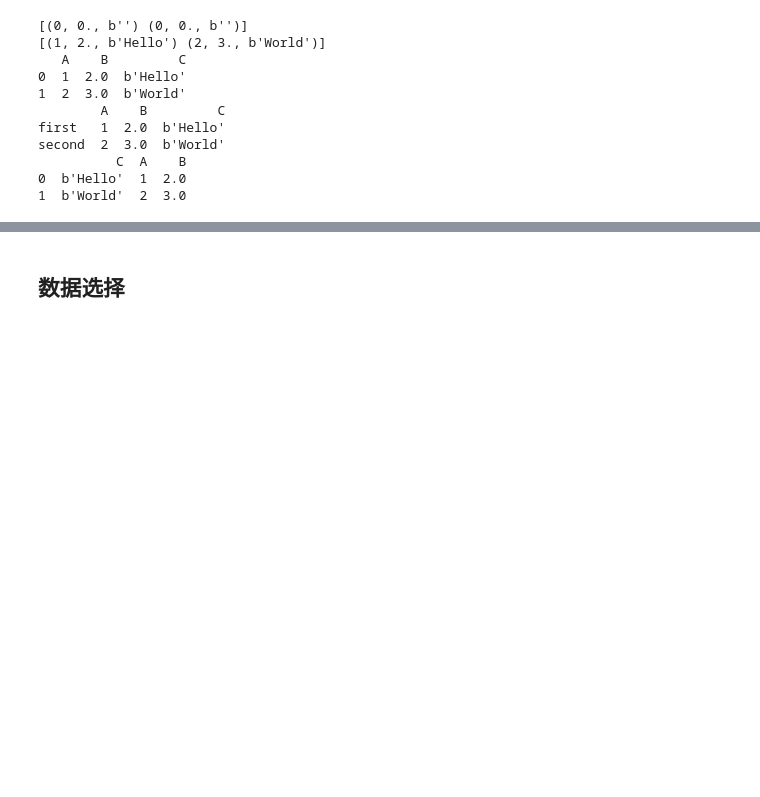
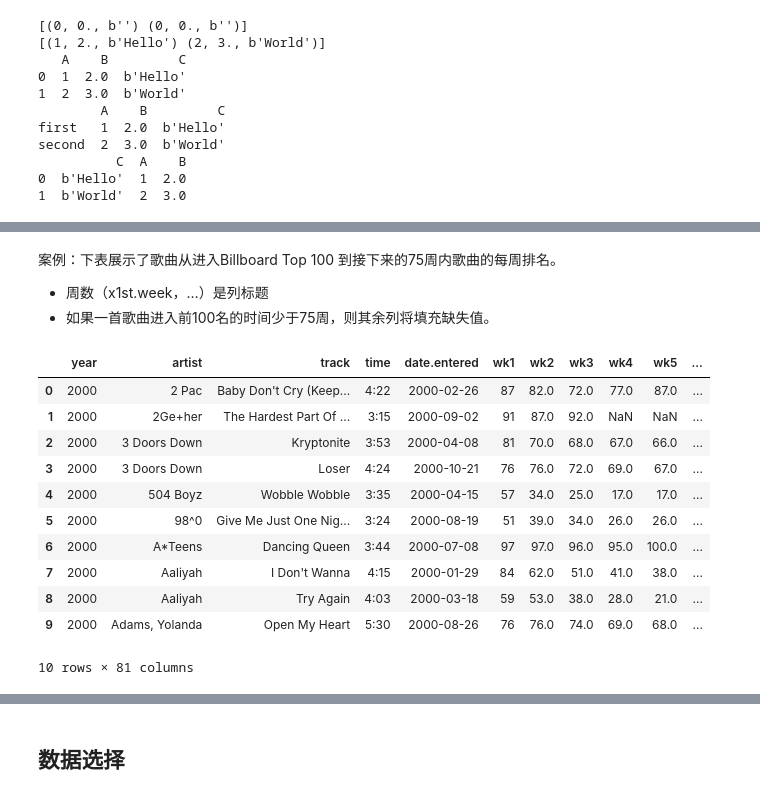
Before and after one commit to jason-wang1/PythonCookBook, a Jupyter notebook: 3_pandas/3_dataframe.ipynb, the cells around one changed output, grey strips where cells are left out. Cells and saved outputs as stored; diff of their text form; code cells hidden in the pictures; blank space fills up the shorter version.

Commit message:
add tidy data

```diff
--- a/3_pandas/3_dataframe.ipynb
+++ b/3_pandas/3_dataframe.ipynb
@@ -107,0 +115,21 @@ second  2  3.0  b'World'
+# %% [markdown]
+案例：下表展示了歌曲从进入Billboard Top 100 到接下来的75周内歌曲的每周排名。
+- 周数（x1st.week，…）是列标题
+- 如果一首歌曲进入前100名的时间少于75周，则其余列将填充缺失值。
+# %%
+import pandas as pd
+df = pd.read_csv("../data/billboard.csv", encoding="mac_latin2")
+df.head(10)
+# %% [output]
+|  | year | artist | track | time | date.entered | wk1 | wk2 | wk3 | wk4 | wk5 | ... |
+| 0 | 2000 | 2 Pac | Baby Don't Cry (Keep... | 4:22 | 2000-02-26 | 87 | 82.0 | 72.0 | 77.0 | 87.0 | ... |
+| 1 | 2000 | 2Ge+her | The Hardest Part Of ... | 3:15 | 2000-09-02 | 91 | 87.0 | 92.0 | NaN | NaN | ... |
+| 2 | 2000 | 3 Doors Down | Kryptonite | 3:53 | 2000-04-08 | 81 | 70.0 | 68.0 | 67.0 | 66.0 | ... |
+| 3 | 2000 | 3 Doors Down | Loser | 4:24 | 2000-10-21 | 76 | 76.0 | 72.0 | 69.0 | 67.0 | ... |
+| 4 | 2000 | 504 Boyz | Wobble Wobble | 3:35 | 2000-04-15 | 57 | 34.0 | 25.0 | 17.0 | 17.0 | ... |
+| 5 | 2000 | 98^0 | Give Me Just One Nig... | 3:24 | 2000-08-19 | 51 | 39.0 | 34.0 | 26.0 | 26.0 | ... |
+| 6 | 2000 | A*Teens | Dancing Queen | 3:44 | 2000-07-08 | 97 | 97.0 | 96.0 | 95.0 | 100.0 | ... |
+| 7 | 2000 | Aaliyah | I Don't Wanna | 4:15 | 2000-01-29 | 84 | 62.0 | 51.0 | 41.0 | 38.0 | ... |
+| 8 | 2000 | Aaliyah | Try Again | 4:03 | 2000-03-18 | 59 | 53.0 | 38.0 | 28.0 | 21.0 | ... |
+| 9 | 2000 | Adams, Yolanda | Open My Heart | 5:30 | 2000-08-26 | 76 | 76.0 | 74.0 | 69.0 | 68.0 | ... |
+10 rows × 81 columns
```
Also changed, not shown: parts of 6 cells of this notebook, 2 other files.
